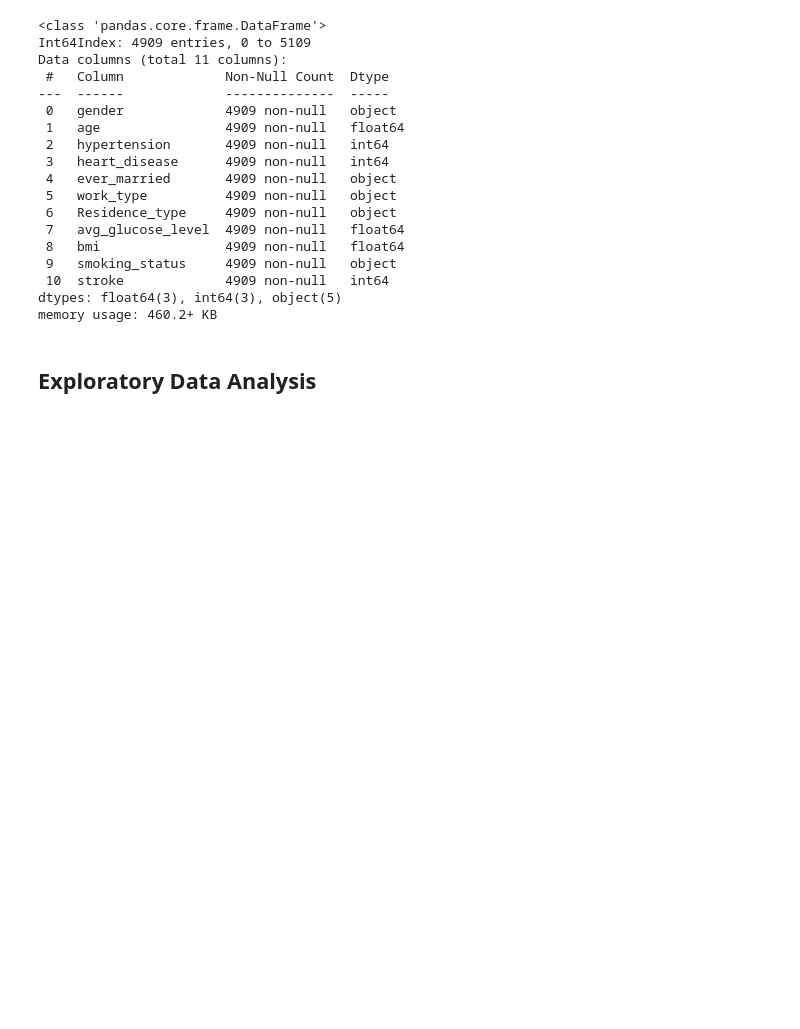
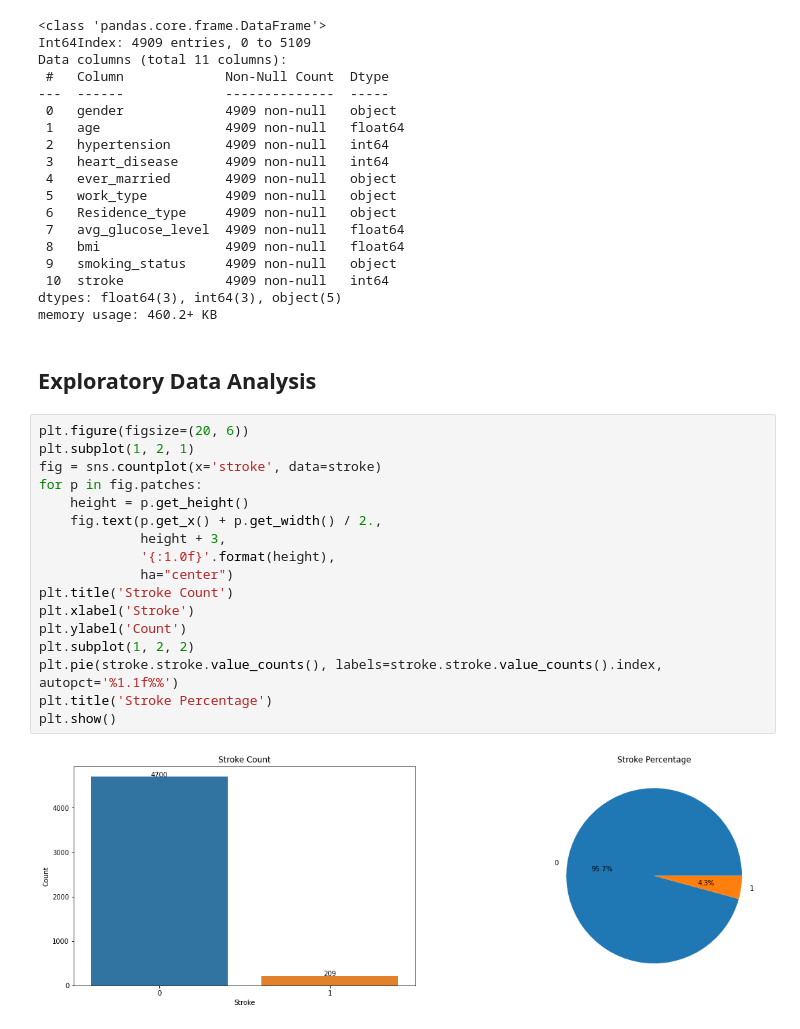
Before and after one commit to Penzragon/h8dsft_SVM, a Jupyter notebook: script.ipynb, the cells around one changed output. Drawn from its saved outputs; the diff is of its cells as text; blank space fills up the shorter version.

```diff
--- a/script.ipynb
+++ b/script.ipynb
@@ -155,3 +155,22 @@ dtypes: float64(3), int64(3), object(5)
 memory usage: 460.2+ KB
 # %% [markdown]
 ## Exploratory Data Analysis
+# %%
+plt.figure(figsize=(20, 6))
+plt.subplot(1, 2, 1)
+fig = sns.countplot(x='stroke', data=stroke)
+for p in fig.patches:
+    height = p.get_height()
+    fig.text(p.get_x() + p.get_width() / 2.,
+             height + 3,
+             '{:1.0f}'.format(height),
+             ha="center")
+plt.title('Stroke Count')
+plt.xlabel('Stroke')
+plt.ylabel('Count')
+plt.subplot(1, 2, 2)
+plt.pie(stroke.stroke.value_counts(), labels=stroke.stroke.value_counts().index, autopct='%1.1f%%')
+plt.title('Stroke Percentage')
+plt.show()
+# %% [output]
+[figure, added]
```
Also changed, not shown: parts of 3 cells of this notebook.
